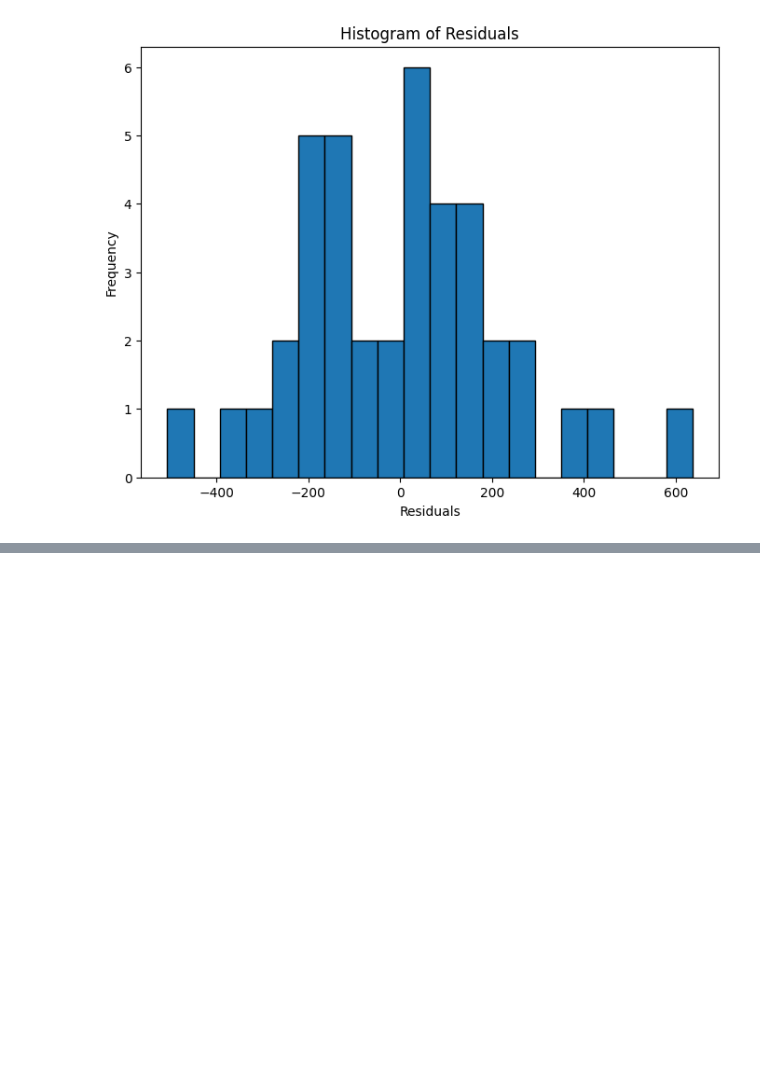
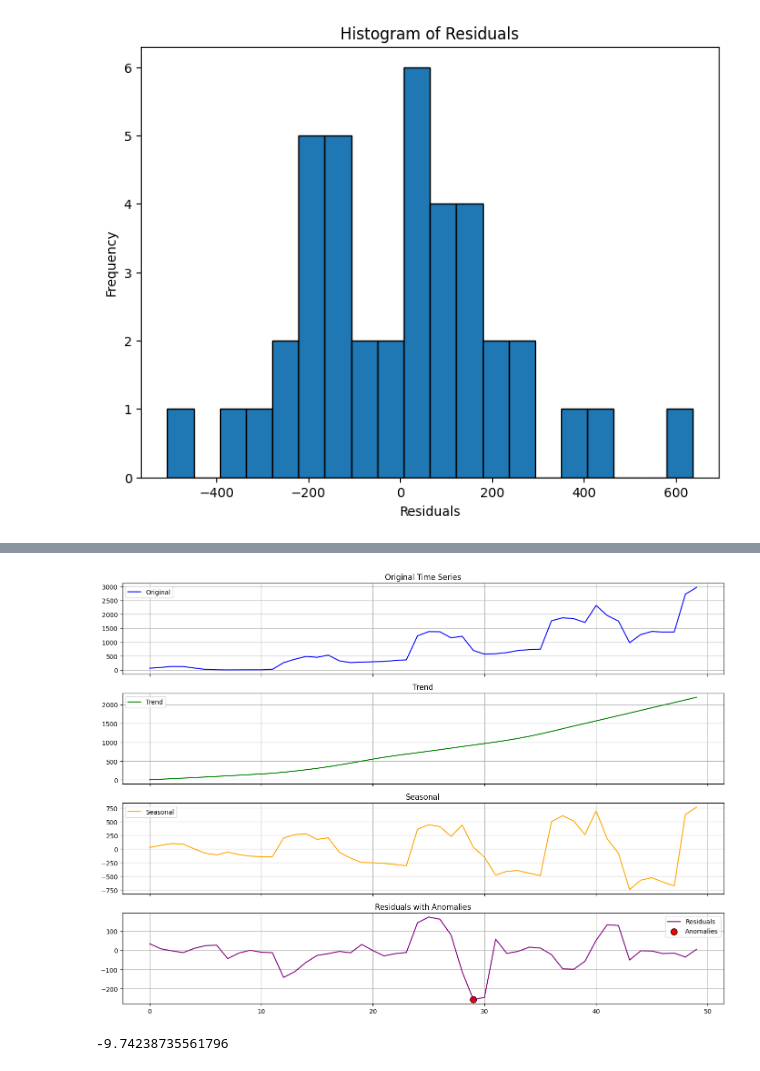
Before and after one commit to MKastek/time-series-notes, a Jupyter notebook: cost_of_heating_time_series.ipynb, the cells around one changed output, grey strips where cells are left out. Drawn from its saved outputs; the diff is of its cells as text; code cells hidden in the pictures; blank space fills up the shorter version.

```diff
--- a/cost_of_heating_time_series.ipynb
+++ b/cost_of_heating_time_series.ipynb
@@ -190,0 +236,48 @@ p-value: 3.5248764803040807e-06
+# %%
+from statsmodels.tsa.seasonal import STL
+
+# Decompose the time series using STL
+stl = STL(df['cost of heating'], period=12)
+result = stl.fit()
+
+# Extract residuals and identify anomalies based on threshold
+residuals = result.resid
+threshold = 3 * residuals.std()
+df['stl_anomaly'] = (abs(residuals) > threshold)
+
+# Plot the decomposed components and anomalies
+fig, axes = plt.subplots(4, 1, figsize=(14, 10), sharex=True)
+
+# Original time series
+axes[0].plot(df.index, df['cost of heating'], label='Original', color='blue')
+axes[0].set_title('Original Time Series')
+axes[0].grid()
+
+# Trend
+axes[1].plot(df.index, result.trend, label='Trend', color='green')
+axes[1].set_title('Trend')
+axes[1].grid()
+
+# Seasonal
+axes[2].plot(df.index, result.seasonal, label='Seasonal', color='orange')
+axes[2].set_title('Seasonal')
+axes[2].grid()
+
+# Residuals with anomalies
+axes[3].plot(df.index, residuals, label='Residuals', color='purple')
+axes[3].scatter(df.index[df['stl_anomaly']], residuals[df['stl_anomaly']],
+                color='red', label='Anomalies', s=100, edgecolor='black')
+axes[3].set_title('Residuals with Anomalies')
+axes[3].grid()
+
+# Add legends and labels
+for ax in axes:
+    ax.legend()
+plt.tight_layout()
+plt.show()
+# %% [output]
+[figure, added]
+# %%
+np.mean(residuals)
+# %% [output]
+-9.74238735561796
```
Also changed, not shown: parts of 17 cells of this notebook.
